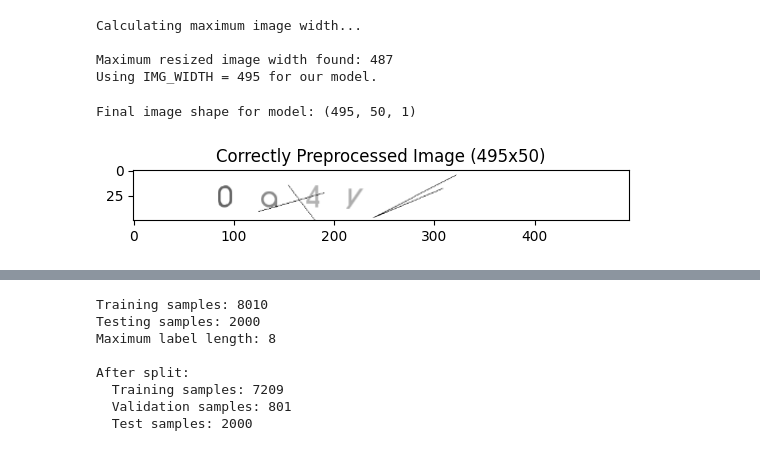
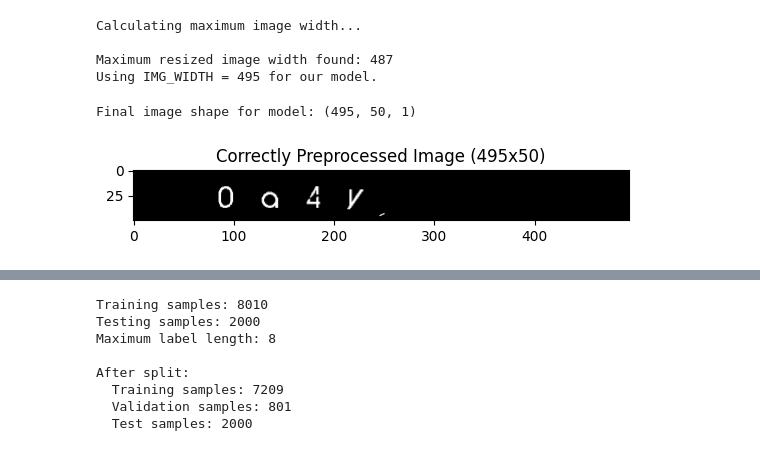
Before and after one commit to Nano-233/OCRCaptcha, a Jupyter notebook: notebooks/01-Data-Exploration-and-Preprocessing.ipynb, the cells around one changed output, grey strips where cells are left out. Cells and saved outputs as stored; diff of their text form; code cells hidden in the pictures.

```diff
--- a/notebooks/01-Data-Exploration-and-Preprocessing.ipynb
+++ b/notebooks/01-Data-Exploration-and-Preprocessing.ipynb
@@ -136,47 +136,71 @@ Calculating maximum image width...
 Maximum resized image width found: 487
 Using IMG_WIDTH = 495 for our model.
 # %%
-# This function is now correct because IMG_WIDTH is defined above
+# === REPLACE CELL 8 WITH THIS ===
+
 def prepare_image_for_crnn(image_path, img_width=IMG_WIDTH, img_height=IMG_HEIGHT):
     """Loads and prepares an image for the CRNN model."""
 
     # 1. Read image and convert to grayscale.
     img = cv2.imread(image_path, cv2.IMREAD_GRAYSCALE)
 
-    # 2. Resize to fixed height, maintaining aspect ratio.
+    # --- STEP 1: Apply CLAHE (FIX for faint letters) ---
+    clahe = cv2.createCLAHE(clipLimit=2.0, tileGridSize=(8, 8))
+    img = clahe.apply(img)
+
+    # --- STEP 2: Binarize using ADAPTIVE thresholding ---
+    img = cv2.adaptiveThreshold(
+        img,
+        255,  # Max value (white)
+        cv2.ADAPTIVE_THRESH_GAUSSIAN_C, # Method
+        cv2.THRESH_BINARY_INV, # Invert: background becomes black, text becomes white
+        15,   # Block size
+        3     # C: A constant to fine-tune.
+    )
+
+    # --- STEP 3: Morphological Opening (FIX for thin lines) ---
+    kernel = np.ones((2, 2), np.uint8) # A 2x2 kernel
+    img = cv2.morphologyEx(img, cv2.MORPH_OPEN, kernel)
+
+    # 4. Resize to fixed height, maintaining aspect ratio.
     h, w = img.shape
     scale = img_height / h
     new_w = int(w * scale)
+
+    if new_w > img_width:
+        new_w = img_width
+
     img = cv2.resize(img, (new_w, img_height))
 
-    # 3. Pad the image to the target width.
-    target = np.ones((img_height, img_width)) * 255 # White padding
-    # This line will now work correctly
+    # 5. Pad the image to the target width (with black).
+    target = np.zeros((img_height, img_width), dtype=np.uint8)
     target[:, :new_w] = img
 
-    # 4. Normalize pixel values to [0, 1] range.
-    img = target.astype(np.float32) / 255.0
+    # --- THESE ARE THE MISSING STEPS ---
 
-    # 5. Transpose for the RNN.
-    img = np.transpose(img, (1, 0))
+    # 6. Normalize pixel values to [0, 1] range.
+    img_float = target.astype(np.float32) / 255.0
 
-    # 6. Add the channel dimension.
-    img = np.expand_dims(img, axis=-1)
+    # 7. Transpose for the RNN.
+    img_transposed = np.transpose(img_float, (1, 0))
 
-    return img
+    # 8. Add the channel dimension.
+    img_final = np.expand_dims(img_transposed, axis=-1)
 
-# --- Test and Visualize ---
+    return img_final
+
+# --- Test and Visualize (This is now part of Cell 8) ---
 sample_image_path = "../data/main/train/0a4y-0.png"
 processed_img = prepare_image_for_crnn(sample_image_path)
 
 print(f"\nFinal image shape for model: {processed_img.shape}")
 
 # To visualize, we need to undo the transpose and remove the last dimension
 plt.imshow(np.transpose(processed_img[:, :, 0], (1, 0)), cmap='gray')
 plt.title(f"Correctly Preprocessed Image ({IMG_WIDTH}x{IMG_HEIGHT})")
 plt.show()
 # %% [output]
 Final image shape for model: (495, 50, 1)
-[figure, old version]
+[figure, new version]
 # %%
 # --- Step 1: Get all image paths and select 10 random samples ---
```
Also changed, not shown: parts of 7 cells of this notebook.
